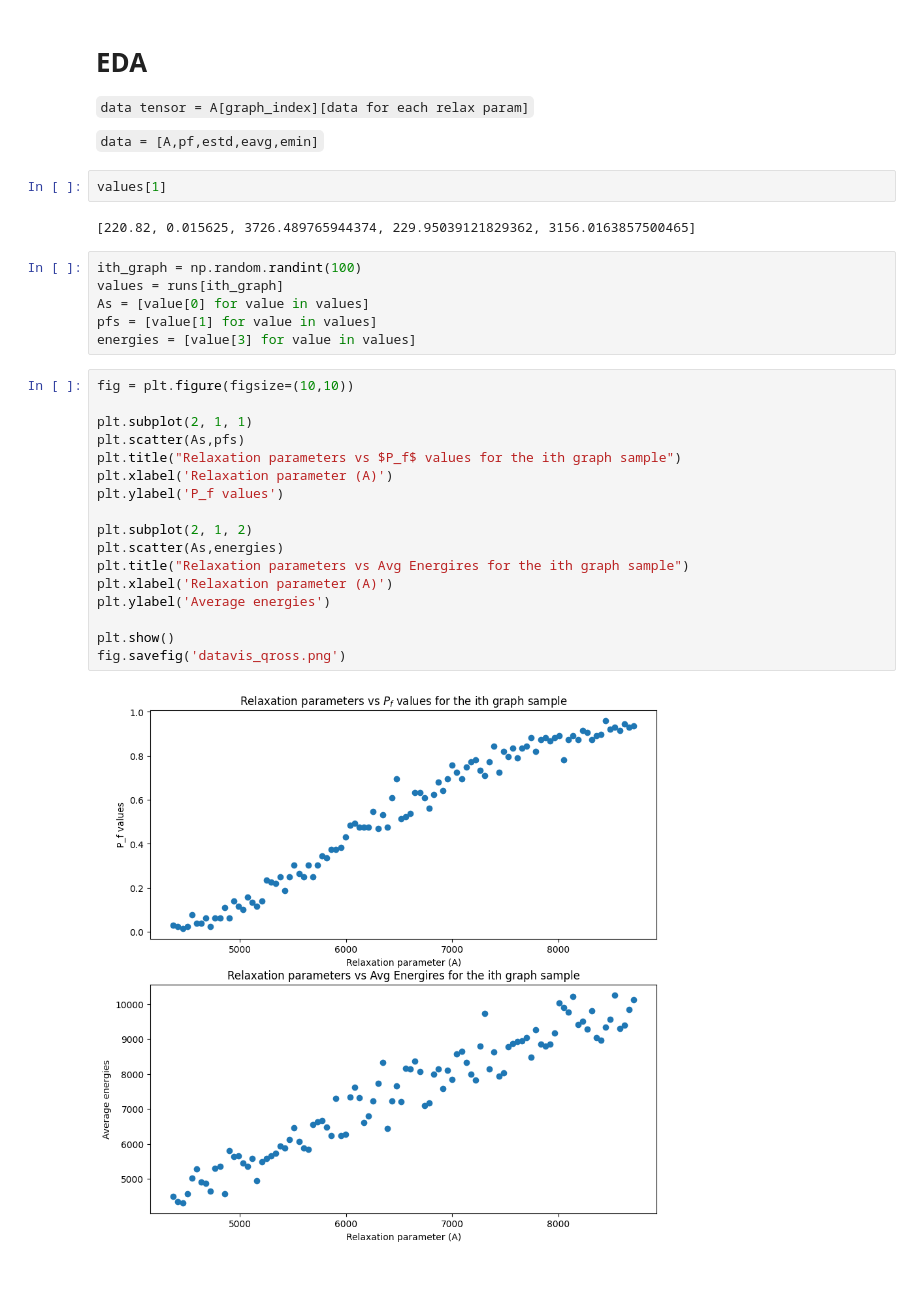
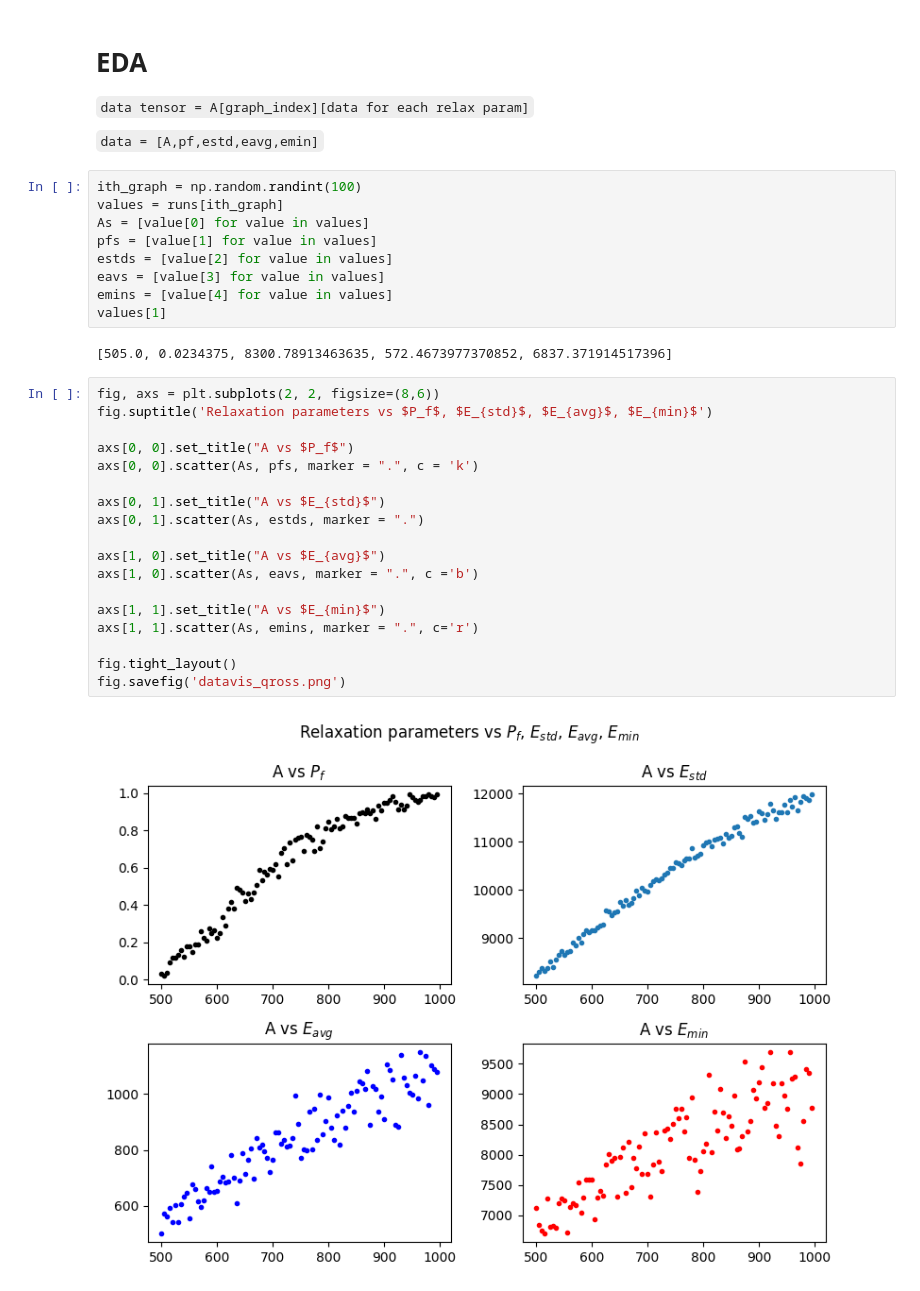
Before and after one commit to ronitd2002/QROSS-GCN-project, a Jupyter notebook: trial-notebooks/QROSS_Naive-Autoencoder.ipynb, the cells around one changed output. Saved outputs shown, nothing was run; the diff lists cells and outputs as text.

Commit message:
dataviz

```diff
--- a/trial-notebooks/QROSS_Naive-Autoencoder.ipynb
+++ b/trial-notebooks/QROSS_Naive-Autoencoder.ipynb
@@ -433,32 +433,34 @@ Best val loss: 0.1105
 `data tensor = A[graph_index][data for each relax param]`
 
 `data = [A,pf,estd,eavg,emin]`
-# %%
-values[1]
-# %% [output]
-[220.82, 0.015625, 3726.489765944374, 229.95039121829362, 3156.0163857500465]
 # %%
 ith_graph = np.random.randint(100)
 values = runs[ith_graph]
 As = [value[0] for value in values]
 pfs = [value[1] for value in values]
-energies = [value[3] for value in values]
+estds = [value[2] for value in values]
+eavs = [value[3] for value in values]
+emins = [value[4] for value in values]
+values[1]
+# %% [output]
+[505.0, 0.0234375, 8300.78913463635, 572.4673977370852, 6837.371914517396]
-# %%
-fig = plt.figure(figsize=(10,10))
-
-plt.subplot(2, 1, 1)
-plt.scatter(As,pfs)
-plt.title("Relaxation parameters vs $P_f$ values for the ith graph sample")
-plt.xlabel('Relaxation parameter (A)')
-plt.ylabel('P_f values')
-
-plt.subplot(2, 1, 2)
-plt.scatter(As,energies)
-plt.title("Relaxation parameters vs Avg Energires for the ith graph sample")
-plt.xlabel('Relaxation parameter (A)')
-plt.ylabel('Average energies')
-
-plt.show()
-fig.savefig('datavis_qross.png')
-# %% [output]
-[figure, removed]
+# %%
+fig, axs = plt.subplots(2, 2, figsize=(8,6))
+fig.suptitle('Relaxation parameters vs $P_f$, $E_{std}$, $E_{avg}$, $E_{min}$')
+
+axs[0, 0].set_title("A vs $P_f$")
+axs[0, 0].scatter(As, pfs, marker = ".", c = 'k')
+
+axs[0, 1].set_title("A vs $E_{std}$")
+axs[0, 1].scatter(As, estds, marker = ".")
+
+axs[1, 0].set_title("A vs $E_{avg}$")
+axs[1, 0].scatter(As, eavs, marker = ".", c ='b')
+
+axs[1, 1].set_title("A vs $E_{min}$")
+axs[1, 1].scatter(As, emins, marker = ".", c='r')
+
+fig.tight_layout()
+fig.savefig('datavis_qross.png')
+# %% [output]
+[figure, added]
```
Also changed, not shown: parts of 10 cells of this notebook.
